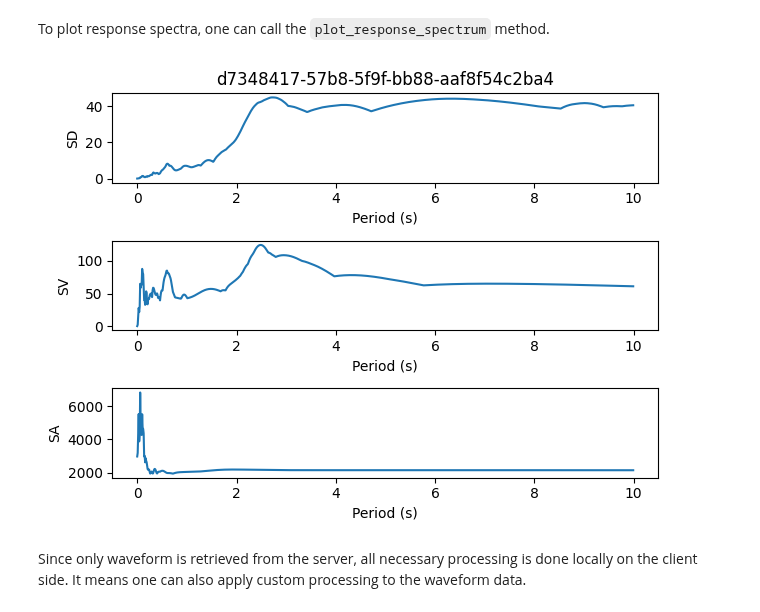
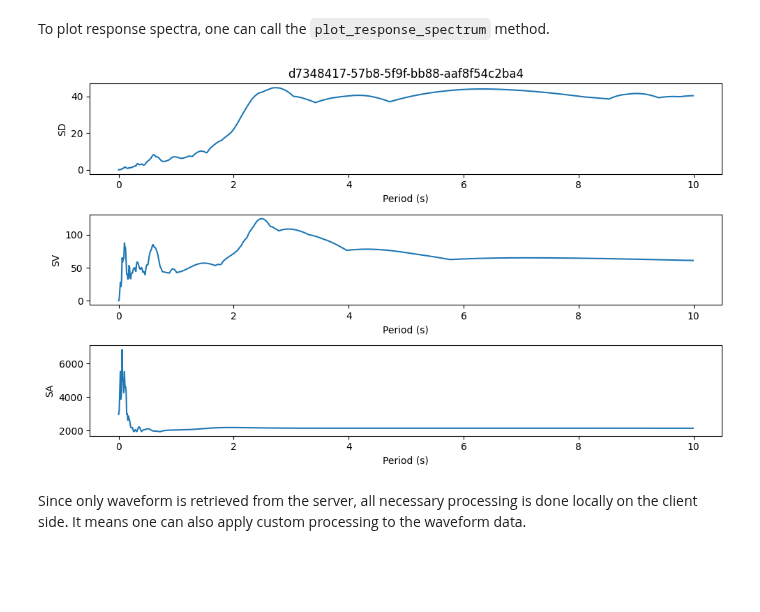
Before and after one commit to TLCFEM/motion-base, a Jupyter notebook: docs/client.ipynb, the cells around one changed output. Drawn from its saved outputs; the diff is of its cells as text; code cells hidden in the pictures; blank space fills up the shorter version.

```diff
--- a/docs/client.ipynb
+++ b/docs/client.ipynb
@@ -98,9 +100,10 @@ example_record.plot_spectrum().show()
 # %% [markdown]
 To plot response spectra, one can call the `plot_response_spectrum` method.
 # %%
-example_record.plot_response_spectrum().show()
+example_record.plot_response_spectrum()
+pass
 # %% [output]
-[figure, old version]
+[figure, new version]
 # %% [markdown]
 Since only waveform is retrieved from the server, all necessary processing is done locally on the client side.
 It means one can also apply custom processing to the waveform data.
```
Also changed, not shown: parts of 2 cells of this notebook, 5 other files.
